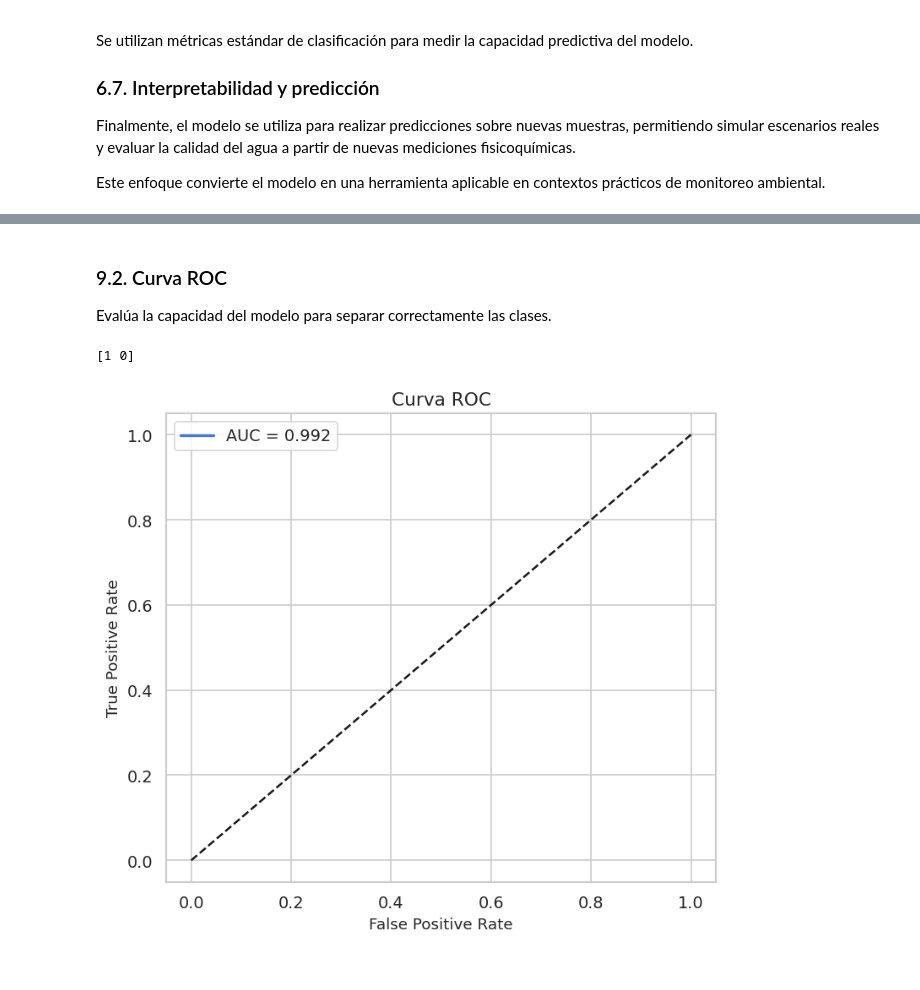
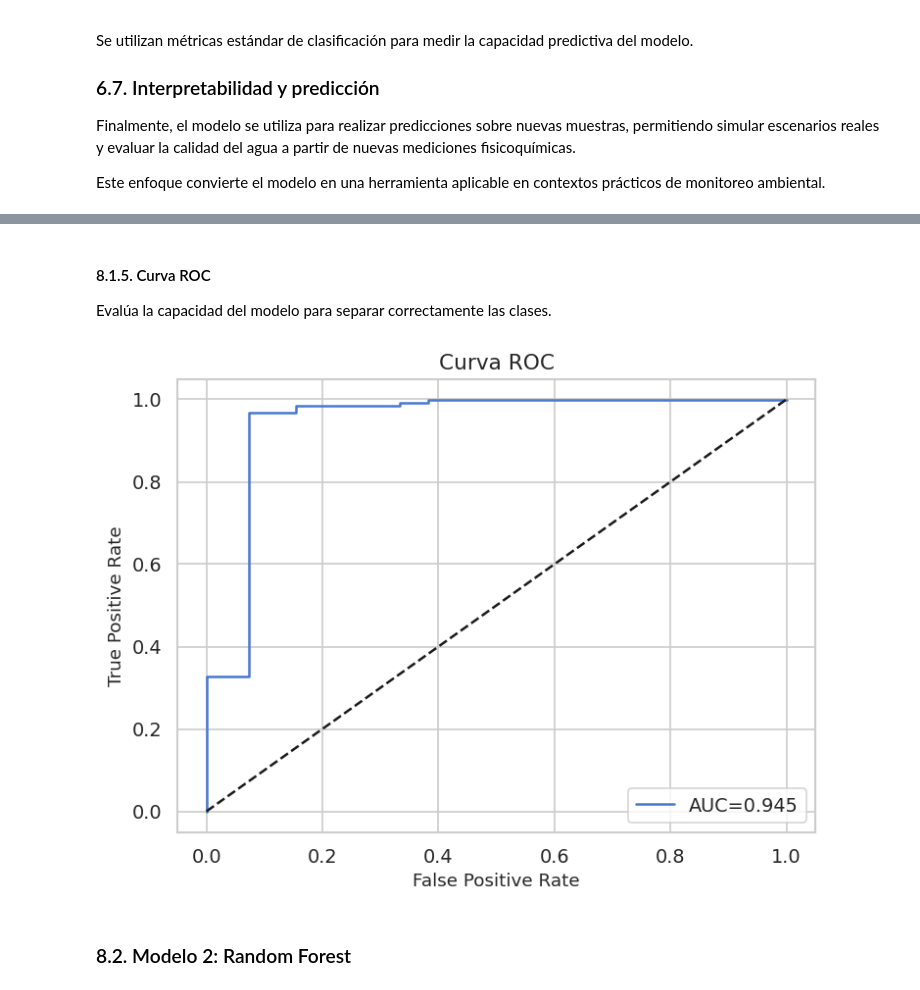
Before and after one commit to NicolleMendozaC/water-quality-dashboard-final, a Jupyter notebook: _build/jupyter_execute/notebooks/EDA_Calidad_Agua_2_0.ipynb, the cells around one changed output, grey strips where cells are left out. Drawn from its saved outputs; the diff is of its cells as text; code cells hidden in the pictures.

```diff
--- a/_build/jupyter_execute/notebooks/EDA_Calidad_Agua_2_0.ipynb
+++ b/_build/jupyter_execute/notebooks/EDA_Calidad_Agua_2_0.ipynb
@@ -747 +893,11 @@ Este enfoque convierte el modelo en una herramienta aplicable en contextos prác
+# %%
+from sklearn.model_selection import train_test_split
+
+X_train,X_test,y_train,y_test = train_test_split(
+    X_res,
+    y_res,
+    test_size=0.25,
+    random_state=42,
+    stratify=y_res
+)
 # %% [markdown]
@@ -812,7 +906,0 @@ y = df["pH_categoria"]
-# %%
-from sklearn.model_selection import train_test_split
-
-# División train/test
-X_train, X_test, y_train, y_test = train_test_split(
-    X, y, test_size=0.25, random_state=42
-)
@@ -915,39 +1004,31 @@ plt.show()
 # %% [markdown]
-### 9.2. Curva ROC
+#### 8.1.5. Curva ROC
 Evalúa la capacidad del modelo para separar correctamente las clases.
-# %%
-print(y.unique())
-# %% [output]
-[1 0]
 # %%
-from sklearn.metrics import roc_curve, roc_auc_score
-import matplotlib.pyplot as plt
+from sklearn.metrics import roc_curve
+from sklearn.metrics import roc_auc_score
 
-# Probabilidad de la clase positiva
-y_prob = model.predict_proba(X_test)[:, 1]
-
-# Especificar cuál es la clase positiva
-fpr, tpr, thresholds = roc_curve(
+fpr, tpr, _ = roc_curve(
     y_test,
     y_prob,
-    pos_label="Neutro / Básico (≥ 7.0)"
+    pos_label=1
 )
 
-roc_auc = roc_auc_score(
-    y_test,
-    y_prob
-)
+roc_auc = roc_auc_score(y_test, y_prob)
 
-plt.figure(figsize=(7,6))
-plt.plot(fpr, tpr, linewidth=2, label=f"AUC = {roc_auc:.3f}")
-plt.plot([0,1],[0,1],'k--')
+plt.figure(figsize=(7,5))
+
+plt.plot(fpr,tpr,label=f"AUC={roc_auc:.3f}")
+
+plt.plot([0,1],[0,1],"k--")
 
 plt.xlabel("False Positive Rate")
 plt.ylabel("True Positive Rate")
 plt.title("Curva ROC")
 plt.legend()
-plt.grid(True)
 
 plt.show()
 # %% [output]
-[figure, old version]
+[figure, new version]
+# %% [markdown]
+### 8.2. Modelo 2: Random Forest
```
Also changed, not shown: parts of 44 cells of this notebook, 20 other files.
